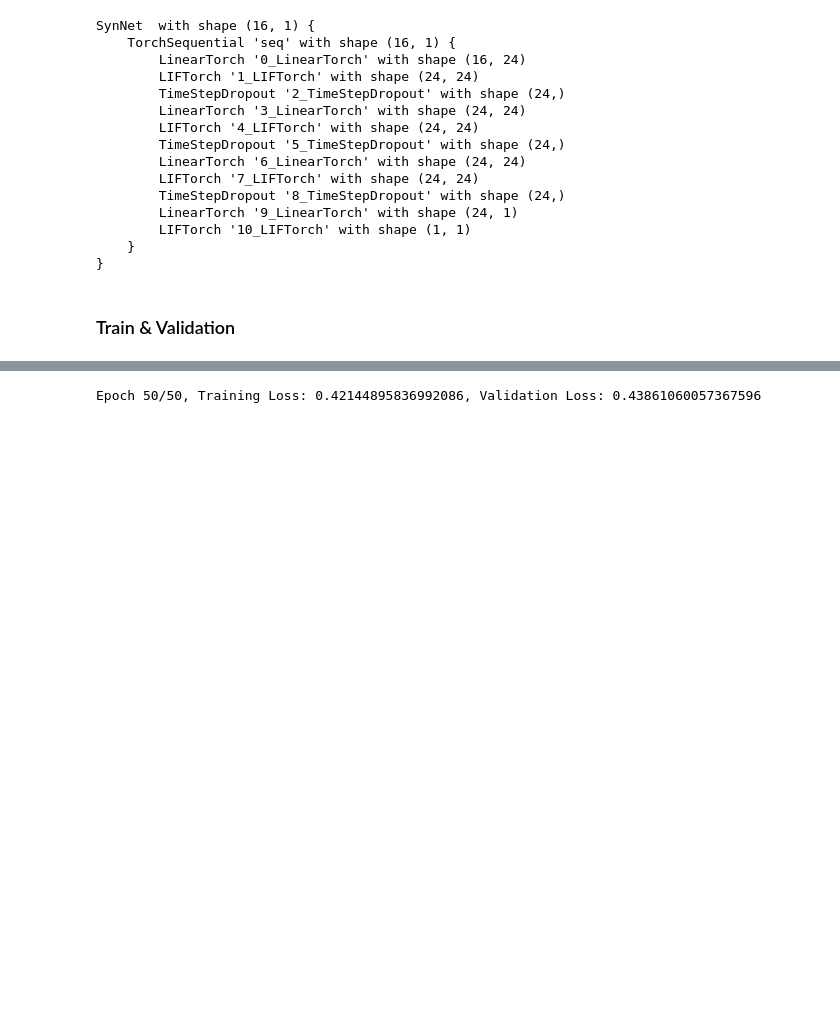
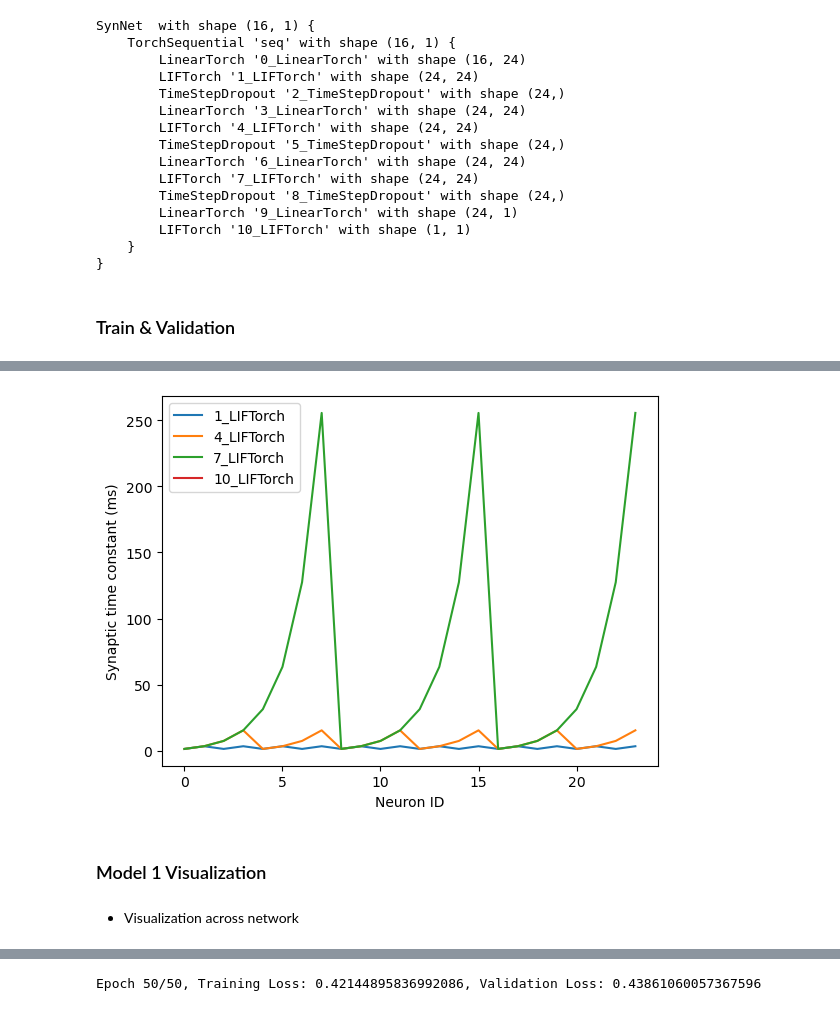
Before and after one commit to uwa-computer-science/project-12-prototype-bio-acoustic-detection-system-soundsentinel, a Jupyter notebook: data_loader_to_model_training.ipynb, the cells around one changed output, grey strips where cells are left out. Drawn from its saved outputs; the diff is of its cells as text; code cells hidden in the pictures; blank space fills up the shorter version.

Commit message:
Added visualizations for initial model

```diff
--- a/data_loader_to_model_training.ipynb
+++ b/data_loader_to_model_training.ipynb
@@ -107,10 +107,11 @@ train_dataset = torch.utils.data.ConcatDataset([train_dataset_0, train_dataset_1
 val_dataset = torch.utils.data.ConcatDataset([val_dataset_0, val_dataset_1])
 test_dataset = torch.utils.data.ConcatDataset([test_dataset_0, test_dataset_1])
 
+batch_size = 32
 # Create DataLoaders
-train_loader = DataLoader(train_dataset, batch_size=32, shuffle=True)
-val_loader = DataLoader(val_dataset, batch_size=32, shuffle=False)
-test_loader = DataLoader(test_dataset, batch_size=32, shuffle=False)
+train_loader = DataLoader(train_dataset, batch_size=batch_size, shuffle=True)
+val_loader = DataLoader(val_dataset, batch_size=batch_size, shuffle=False)
+test_loader = DataLoader(test_dataset, batch_size=batch_size, shuffle=False)
 # %% [output]
 Filtered Labels distribution after processing: tensor([1046, 1046])
 # %%
@@ -207,6 +231,8 @@ from torch.nn import MSELoss
 from tqdm import trange
 from torch.optim import Adam
 import matplotlib.pyplot as plt
+import numpy as np
+
 
 device = torch.device("cuda" if torch.cuda.is_available() else "cpu")
 net = net.to(device)
@@ -223,13 +249,17 @@ loss_fun = MSELoss()
 train_losses = []
 val_losses = []
 
+# Store membrane potentials and spikes
+membrane_potentials = []
+spike_outputs = []
+
 # Training phase
 for epoch in trange(n_epochs):
     net.train()
     epoch_loss = 0
     for batch in train_loader:
         inputs, labels = batch
-        inputs = inputs.permute(0, 2, 1)
+        inputs = inputs.permute(0, 2, 1).to(device)
         optimizer.zero_grad()
         outputs, _, _ = net(inputs)
         outputs_sum = outputs.sum(dim=1)  # Sum over the time dimension
@@ -239,13 +269,24 @@ for epoch in trange(n_epochs):
         target_firing_rate[labels == 1] = target_firing_rate_value
         target_firing_rate[labels == 0] = 0
 
+        # Compute loss
         loss = loss_fun(outputs_sum, target_firing_rate)
         loss.backward()
         optimizer.step()
         epoch_loss += loss.item()
 
+        # Access internal layer membrane potentials and spikes
+        # Save the `v_mem` and spikes from all neuron layers
+        for lyr_name in net.lif_names:
+            lyr = net.seq[lyr_name]
+            v_mem = lyr.vmem.detach().cpu().numpy()  # Membrane potentials
+            spikes = lyr.spikes.detach().cpu().numpy()  # Spikes
+
+            # Store for visualization
+            membrane_potentials.append(v_mem)
+            spike_outputs.append(spikes)
+
     train_losses.append(epoch_loss / len(train_loader))
-
 
     # Validation phase
     net.eval()
@@ -253,7 +294,7 @@ for epoch in trange(n_epochs):
     with torch.no_grad():
         for batch in val_loader:
             inputs, labels = batch
-            inputs = inputs.permute(0, 2, 1)
+            inputs = inputs.permute(0, 2, 1).to(device)
             outputs, _, _ = net(inputs)
             outputs_sum = outputs.sum(dim=1)
             target_firing_rate = torch.zeros_like(outputs_sum).to(device)
@@ -261,10 +302,12 @@ for epoch in trange(n_epochs):
             target_firing_rate[labels == 0] = 0
             loss = loss_fun(outputs_sum, target_firing_rate)
             val_loss += loss.item()
+
     val_losses.append(val_loss / len(val_loader))
 
     print(f"Epoch {epoch+1}/{n_epochs}, Training Loss: {train_losses[-1]}, Validation Loss: {val_losses[-1]}")
 
+# Plot training and validation loss
 plt.plot(train_losses, label='Training Loss')
 plt.plot(val_losses, label='Validation Loss')
 plt.xlabel('Epoch')
@@ -287 +330,19 @@ Epoch 12/50, Training Loss: 27.87382075471698, Validation Loss: 28.1160714285714
 ... (39 outputs left out)
+# %%
+import matplotlib.pyplot as plt
+
+# Plot synaptic time constants for each LIF layer
+for lyr_name in net.lif_names:
+    tau_syn = net.seq[lyr_name].tau_syn.detach().cpu().numpy() / 1e-3  # Convert to ms
+    plt.plot(tau_syn, label=f"{lyr_name}")
+
+plt.xlabel("Neuron ID")
+plt.ylabel("Synaptic time constant (ms)")
+plt.legend()
+plt.show()
+# %% [output]
+[figure, added]
+# %% [markdown]
+### Model 1 Visualization
+# %% [markdown]
+- Visualization across network
```
Also changed, not shown: parts of 20 cells of this notebook.
